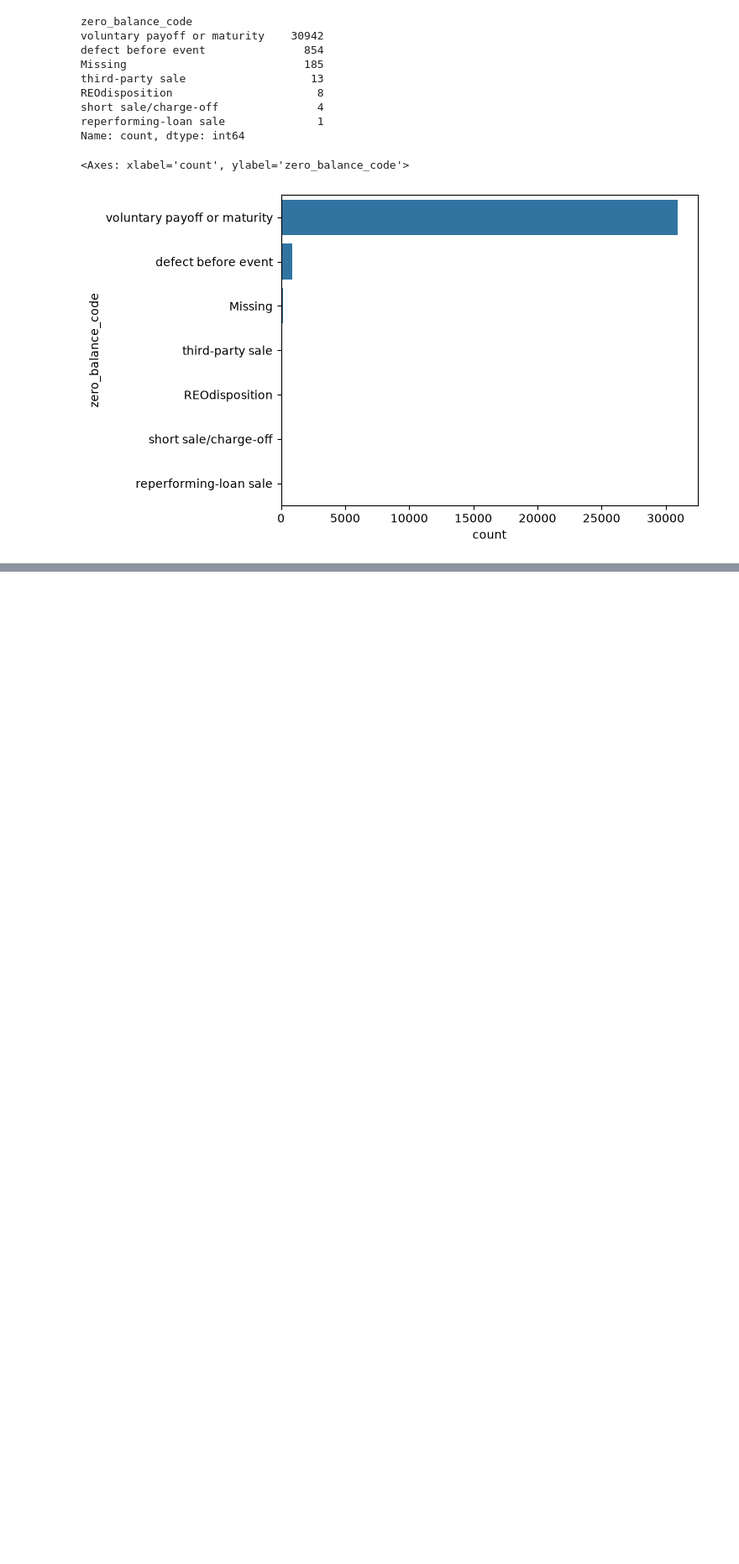
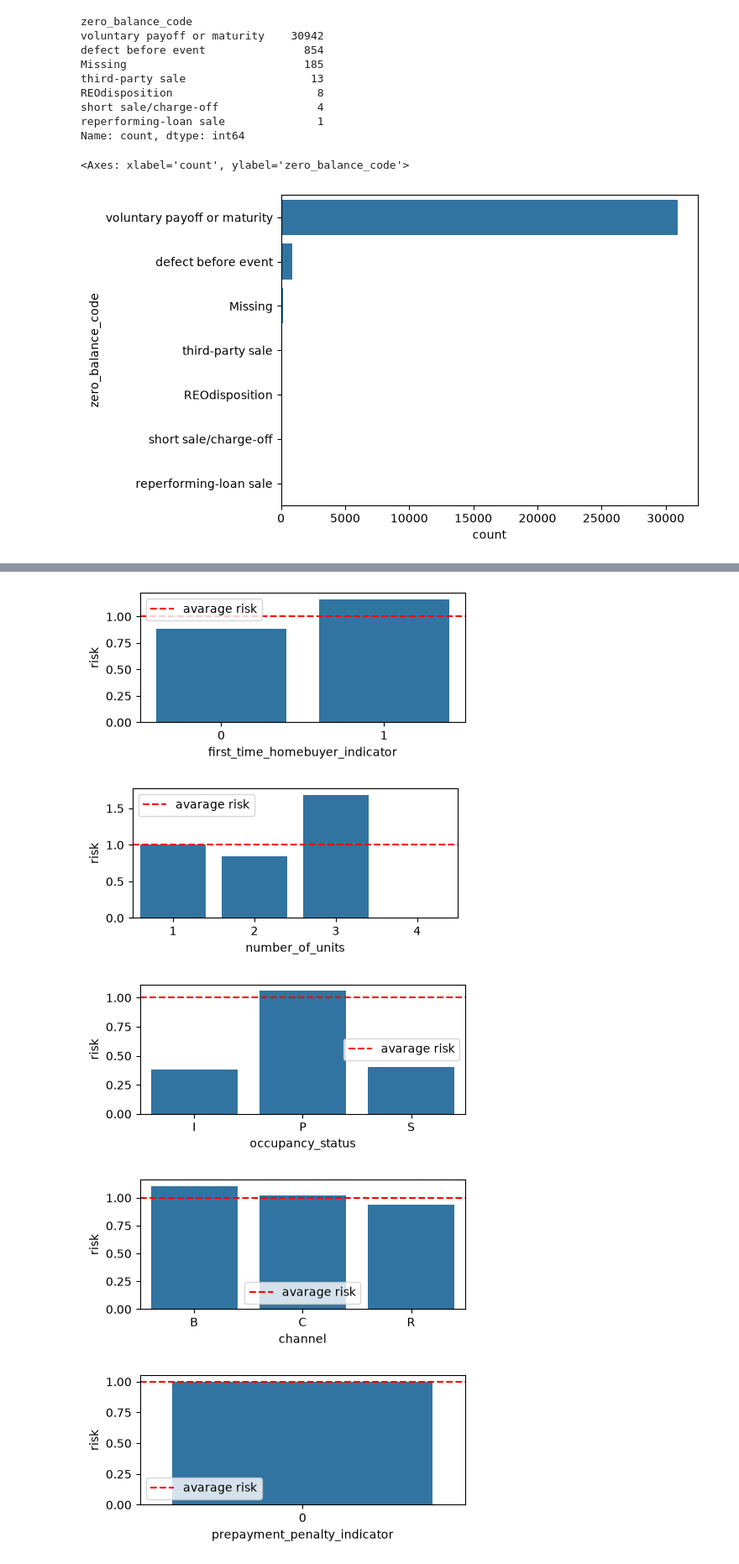
Before and after one commit to luke235422/Freddie-Mac-ML-progect, a Jupyter notebook: model_1.ipynb, the cells around one changed output, grey strips where cells are left out. Shown at 84% size. Cells and saved outputs as stored; diff of their text form; code cells hidden in the pictures; blank space fills up the shorter version.

Commit message:
added risk analisys

```diff
--- a/model_1.ipynb
+++ b/model_1.ipynb
@@ -211,6 +211,12 @@ number_of_borrowers_map={
     9:2,
     10:2
 }
+evaluation_method_map={
+    1:" appraisal waiver (ACE)",
+    2:"appraisal",
+    3:"other",
+    4:"ACE_PDR"
+}
 # %%
 model_df["classic_fico"] = model_df["classic_fico"].replace(to_replace=9999 , value=np.nan)
 model_df["first_time_homebuyer_indicator"] = model_df["first_time_homebuyer_indicator"].replace(to_replace=9 , value=np.nan)
@@ -242,3 +263,22 @@ del model_df["vantagescore_4_0"]
+# %%
+all_columns = ['classic_fico', 'first_time_homebuyer_indicator',
+       'msa_or_metropolitan_division', 'mi_percentage', 'number_of_units',
+       'occupancy_status', 'original_cltv', 'original_dti', 'original_upb',
+       'original_ltv', 'original_interest_rate', 'channel',
+       'prepayment_penalty_indicator', 'amortization_type', 'property_state',
+       'property_type', 'postal_code', 'loan_purpose', 'original_loan_term',
+       'number_of_borrowers', 'seller_name', 'super_conforming_flag',
+       'special_eligibility_program', 'property_valuation_method',
+       'target_90plus', 'first_payment_month', "effective_loan_duration"]
+
+numerical_columns =['classic_fico','mi_percentage','original_cltv', 'original_dti', 'original_upb',
+       'original_ltv', 'original_interest_rate',]
+
+categorical_columns=['first_time_homebuyer_indicator','msa_or_metropolitan_division','number_of_units','occupancy_status','channel',
+       'prepayment_penalty_indicator', 'amortization_type', 'property_state',
+       'property_type','postal_code','loan_purpose', 'original_loan_term',
+       'number_of_borrowers', 'seller_name', 'super_conforming_flag','special_eligibility_program', 'property_valuation_method',
+               'first_payment_month', "effective_loan_duration"]
 # %% [markdown]
 # EDA
 # %%
@@ -349,0 +406,16 @@ The number of not considered default is negligible
+# %%
+categorical_columns_eda = [col for col in categorical_columns if model_df_eda[col].nunique() <= 10]
+for col in categorical_columns_eda:
+    df=model_df.groupby(col).target_90plus.agg(["mean","count"])
+    df["risk"]=df["mean"]/global_defective
+
+    fig ,ax = plt.subplots(figsize=(5,2))
+    sns.barplot(data = df , x=df.index,y=df.risk,ax=ax)
+    ax.axhline(y=1,color="red",linestyle="--",label="avarage risk")
+    ax.legend()
+# %% [output]
+[figure, added]
+[figure, added]
+[figure, added]
+[figure, added]
+[figure, added]
```
Also changed, not shown: parts of 7 cells of this notebook.
